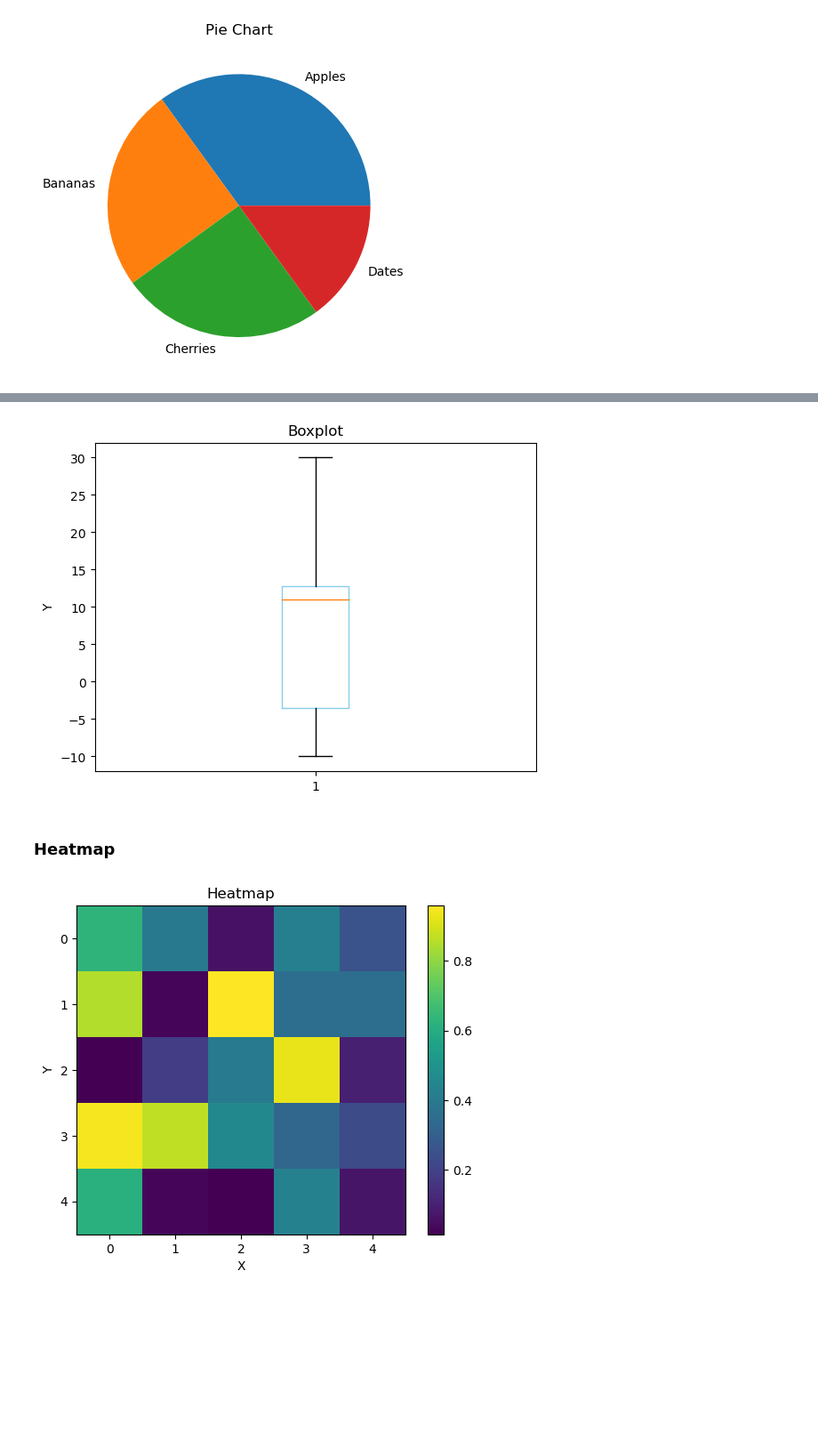
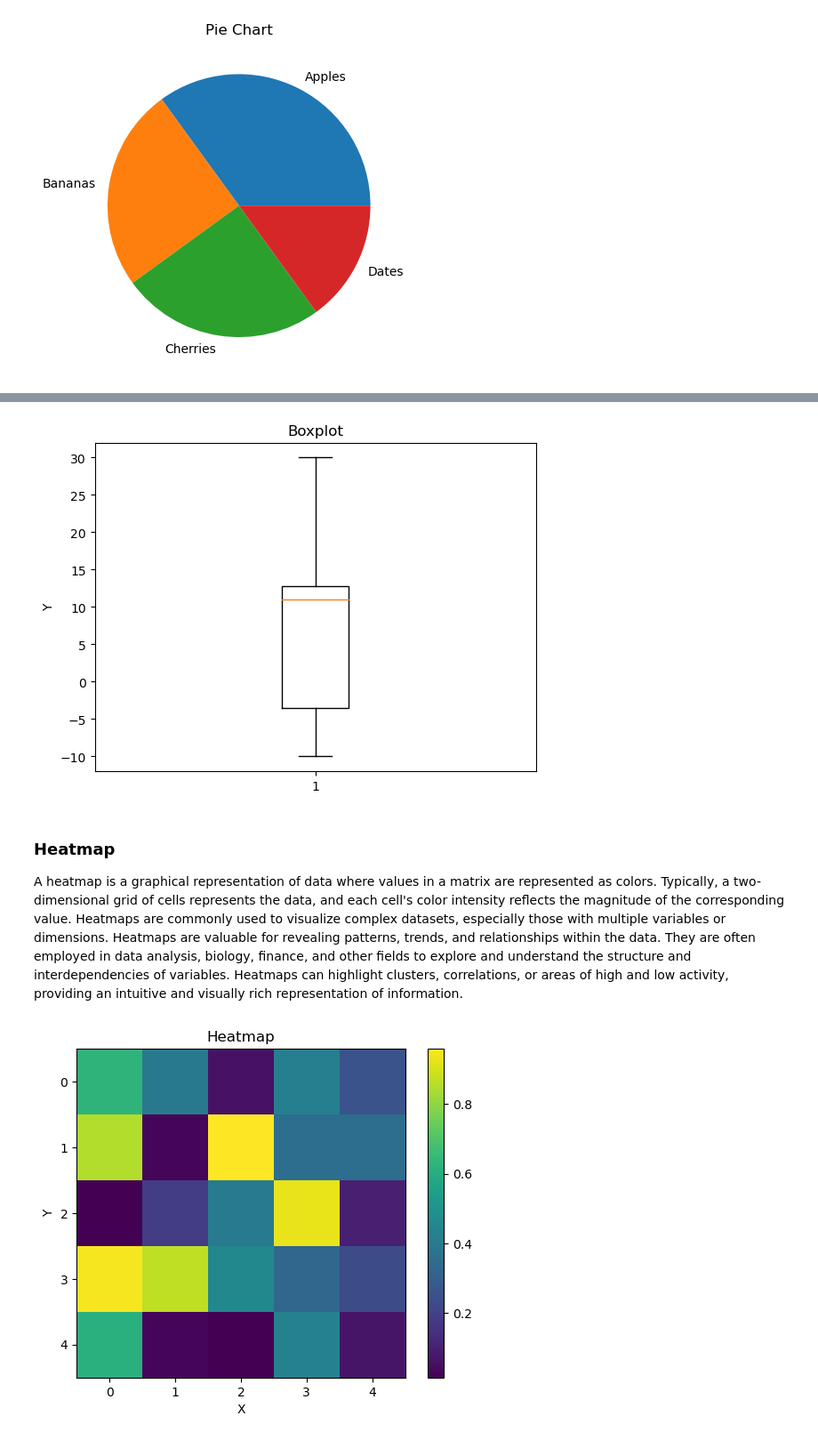
Before and after one commit to RomeoSilvestri/Book, a Jupyter notebook: _build/jupyter_execute/chapters/1.4 python-matplotlib.ipynb, the cells around one changed output, grey strips where cells are left out. Shown: that part at 89% size. Cells and saved outputs as stored; diff of their text form; code cells hidden in the pictures; blank space fills up the shorter version.

```diff
--- a/_build/jupyter_execute/chapters/1.4 python-matplotlib.ipynb
+++ b/_build/jupyter_execute/chapters/1.4 python-matplotlib.ipynb
@@ -153,14 +164,16 @@ plt.show()
 # %%
-plt.boxplot(ypoints, boxprops=dict(color='skyblue'))
+plt.boxplot(ypoints)
 
 plt.title('Boxplot')
 plt.ylabel('Y')
 
 plt.show()
 # %% [output]
-[figure, old version]
+[figure, new version]
-# %% [markdown]
-### Heatmap
+# %% [markdown]
+### Heatmap
+
+A heatmap is a graphical representation of data where values in a matrix are represented as colors. Typically, a two-dimensional grid of cells represents the data, and each cell's color intensity reflects the magnitude of the corresponding value. Heatmaps are commonly used to visualize complex datasets, especially those with multiple variables or dimensions. Heatmaps are valuable for revealing patterns, trends, and relationships within the data. They are often employed in data analysis, biology, finance, and other fields to explore and understand the structure and interdependencies of variables. Heatmaps can highlight clusters, correlations, or areas of high and low activity, providing an intuitive and visually rich representation of information.
 # %%
 data = np.random.random((5, 5))
 
```
Also changed, not shown: parts of 14 cells of this notebook, 20 other files.
